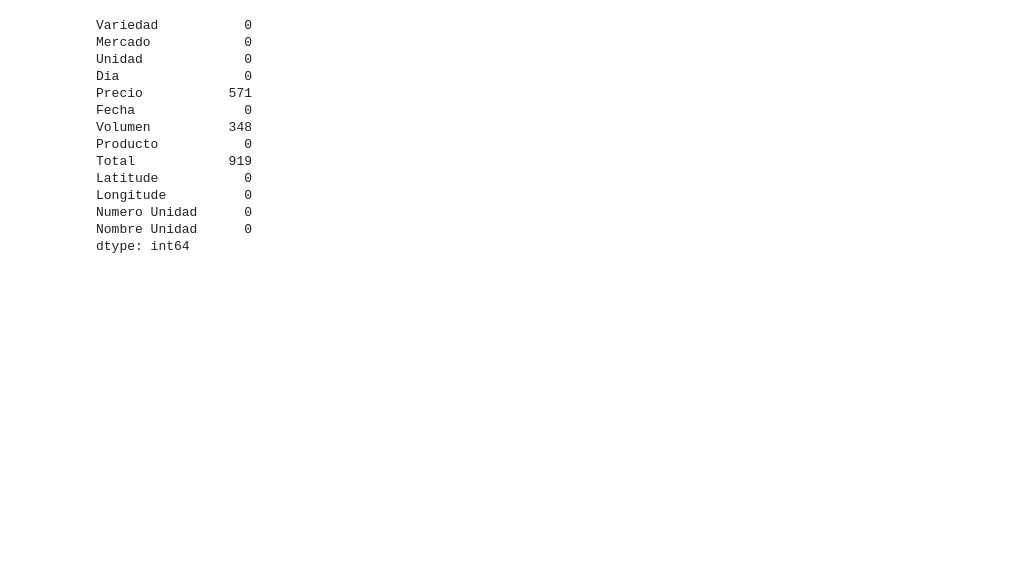
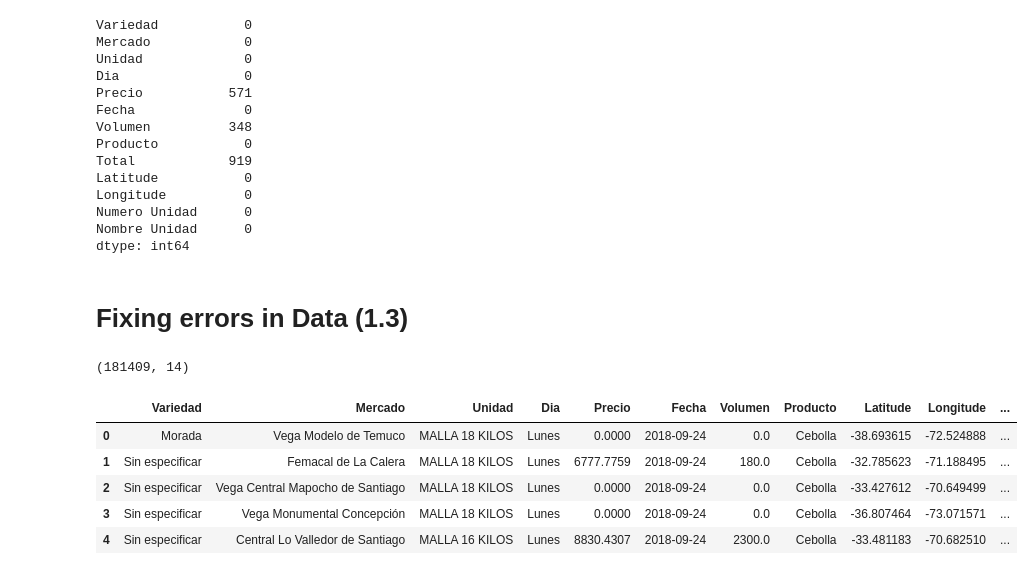
Before and after one commit to sebastiantare/fruitAndVegAnalysis, a Jupyter notebook: RefineData.ipynb, the cells around one changed output. Drawn from its saved outputs; the diff is of its cells as text; code cells hidden in the pictures; blank space fills up the shorter version.

```diff
--- a/RefineData.ipynb
+++ b/RefineData.ipynb
@@ -236,3 +204,18 @@ Nombre Unidad      0
 dtype: int64
 # %%
 df.to_csv('./exported_data_2018-09-24_to_2023-07-14_V1.2.csv')
+# %% [markdown]
+# Fixing errors in Data (1.3)
+# %%
+df = pd.read_csv('./exported_data_2018-09-24_to_2023-07-14_V1.2.csv')
+print(df.shape)
+df.drop(columns=['Unnamed: 0', 'Total'], inplace=True)
+df.head()
+# %% [output]
+(181409, 14)
+|  | Variedad | Mercado | Unidad | Dia | Precio | Fecha | Volumen | Producto | Latitude | Longitude | ... |
+| 0 | Morada | Vega Modelo de Temuco | MALLA 18 KILOS | Lunes | 0.0000 | 2018-09-24 | 0.0 | Cebolla | -38.693615 | -72.524888 | ... |
+| 1 | Sin especificar | Femacal de La Calera | MALLA 18 KILOS | Lunes | 6777.7759 | 2018-09-24 | 180.0 | Cebolla | -32.785623 | -71.188495 | ... |
+| 2 | Sin especificar | Vega Central Mapocho de Santiago | MALLA 18 KILOS | Lunes | 0.0000 | 2018-09-24 | 0.0 | Cebolla | -33.427612 | -70.649499 | ... |
+| 3 | Sin especificar | Vega Monumental Concepción | MALLA 18 KILOS | Lunes | 0.0000 | 2018-09-24 | 0.0 | Cebolla | -36.807464 | -73.071571 | ... |
+| 4 | Sin especificar | Central Lo Valledor de Santiago | MALLA 16 KILOS | Lunes | 8830.4307 | 2018-09-24 | 2300.0 | Cebolla | -33.481183 | -70.682510 | ... |
```
Also changed, not shown: parts of 18 cells of this notebook, 2 other files.
